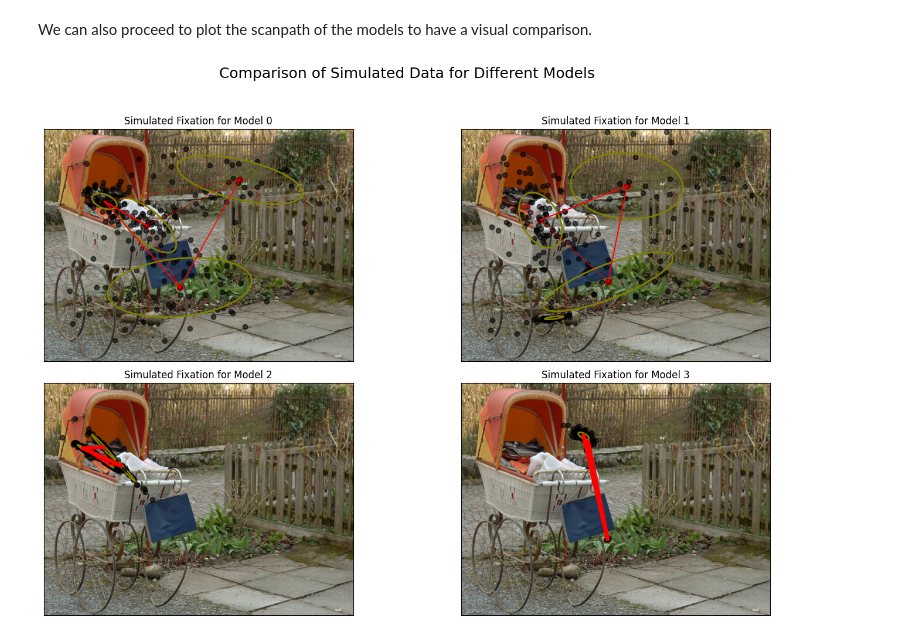
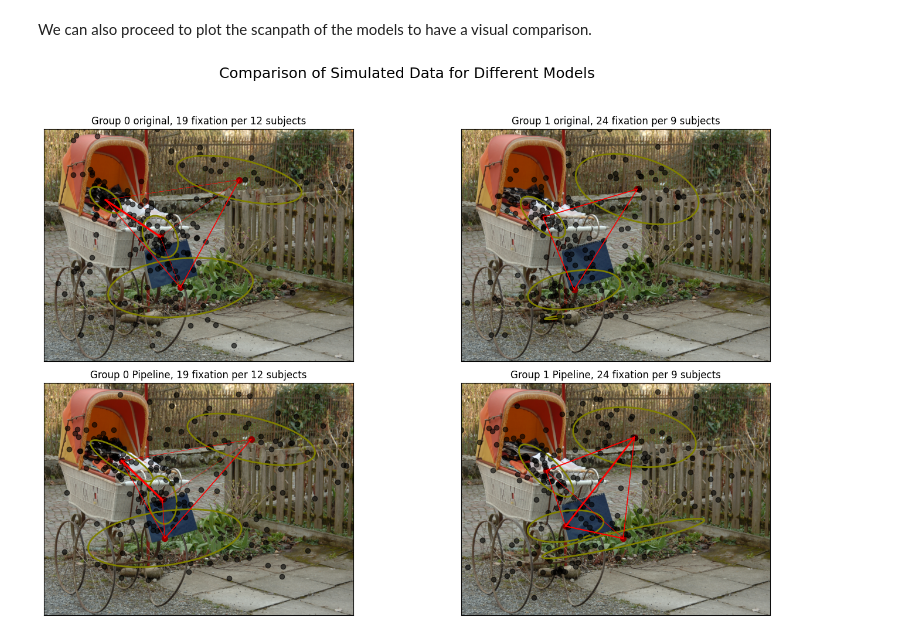
Before and after one commit to nicofilippucci/PyEyeSim, a Jupyter notebook: Notebooks/PyEyeSimInferenceDemo2.ipynb, the cells around one changed output. Saved outputs shown, nothing was run; the diff lists cells and outputs as text; code cells hidden in the pictures.

```diff
--- a/Notebooks/PyEyeSimInferenceDemo2.ipynb
+++ b/Notebooks/PyEyeSimInferenceDemo2.ipynb
@@ -396,7 +400,7 @@ original2 = copy.deepcopy(results[1][0][2])
 # %%
-grop1_comp4 = UrbanDat.models_pipeline(stim, [4], group=1, evaluation=['lda','bic'], n_iter=100, iteration=100, models=[results[1][0][2]], simulation_type='max')
+grop1_comp4 = UrbanDat.models_pipeline(stim, [4], group=1, evaluation=['lda','bic'], n_iter=100, iteration=100, list_models=[results[1][0][2]], simulation_type='max')
 # %%
-grop0_comp4 = UrbanDat.models_pipeline(stim, [4], group=0, evaluation=['lda','bic'], n_iter=100, iteration=100, models=[results[0][0][2]], simulation_type='max')
+grop0_comp4 = UrbanDat.models_pipeline(stim, [4], group=0, evaluation=['lda','bic'], n_iter=100, iteration=100, list_models=[results[0][0][2]], simulation_type='max')
 # %%
 # Compare the models
 results_with_scores = compare_hmm_models_with_scores([grop0_comp4[0][0][0], grop1_comp4[0][0][0]])
@@ -469,7 +539,7 @@ Is interesting to notice that the models are soo different compared to the origi
 # %% [markdown]
 We can also proceed to plot the scanpath of the models to have a visual comparison.
 # %%
-def plot_multiple_simulations(self, stim_list, models_list, simulated_X_list, simulated_Y_list, n_components_list_list, new_list_len_list):
+def plot_multiple_simulations(self, stim_list, models_list, simulated_X_list, simulated_Y_list, n_components_list_list, new_list_len_list, labels=None):
     """
     Plot a 2x2 grid of simulated data for multiple sets of inputs.
 
@@ -495,7 +565,7 @@ def plot_multiple_simulations(self, stim_list, models_list, simulated_X_list, si
     """
 
     # if all the same stimulus, make the int a list
-    if isinstance(stim_list, int):
+    if isinstance(stim_list, int) or isinstance(stim_list, float):
         stim_list = [stim_list for _ in range(4)]
 
     fig, axes = plt.subplots(nrows=2, ncols=2, figsize=(15, 10))
@@ -512,16 +582,18 @@ def plot_multiple_simulations(self, stim_list, models_list, simulated_X_list, si
         n_components_list = n_components_list_list[i]
         new_list_len = new_list_len_list[i]
 
-        axes[i].set_title(f'Simulated Fixation for Model {i}', fontsize=12)
+        if labels is None:
+            axes[i].set_title(f'Simulated Fixation for Model {i}', fontsize=12)
+        else:
+            x = new_list_len[0]
+            s = len(new_list_len)
+            axes[i].set_title(f'{labels[i]}, {x} fixation per {s} subjects', fontsize=12)
 
         for j, (n_components, sim_X, sim_Y, model) in enumerate(zip(n_components_list, simulated_X, simulated_Y, models)):
             self.VisHMM(np.column_stack((sim_X, sim_Y)), model, ax=axes[i], stim=stim, lengths=new_list_len)
 
     plt.tight_layout(rect=[0, 0.03, 1, 0.95])
     plt.show()
-# %%
-results[0][0][2] = original1
-results[1][0][2] = original2
 # %%
 _,_,l0 = UrbanDat.get_data(stim, group=0)
 _,_,l1 = UrbanDat.get_data(stim, group=1)
@@ -531,6 +603,6 @@ l1 = UrbanDat.fixation_sequence(l1, method='max')
 simulated_data0, simulated0_X, simulated0_Y = UrbanDat.data_simulation([results[0][0][2]],l0)
 simulated_data1, simulated1_X, simulated1_Y = UrbanDat.data_simulation([results[1][0][2]],l1)
 # %%
-plot_multiple_simulations(UrbanDat, stim, [[results[0][0][2]],[results[1][0][2]],grop0_comp4[0][0],grop1_comp4[0][0]], [simulated0_X,simulated1_X,grop0_comp4[0][1],grop1_comp4[0][1]], [simulated0_Y,simulated1_Y,grop0_comp4[0][2],grop1_comp4[0][2]], [[4],[4],[4],[4]], [l0,l1,l0,l1])
+plot_multiple_simulations(UrbanDat, stim, [[results[0][0][2]],[results[1][0][2]],grop0_comp4[0][0],grop1_comp4[0][0]], [simulated0_X,simulated1_X,grop0_comp4[0][1],grop1_comp4[0][1]], [simulated0_Y,simulated1_Y,grop0_comp4[0][2],grop1_comp4[0][2]], [[4],[4],[4],[4]], [l0,l1,l0,l1], labels=['Group 0 original', 'Group 1 original', 'Group 0 Pipeline', 'Group 1 Pipeline'])
 # %% [output]
-[figure, old version]
+[figure, new version]
```
Also changed, not shown: parts of 30 cells of this notebook, 1 other file.
